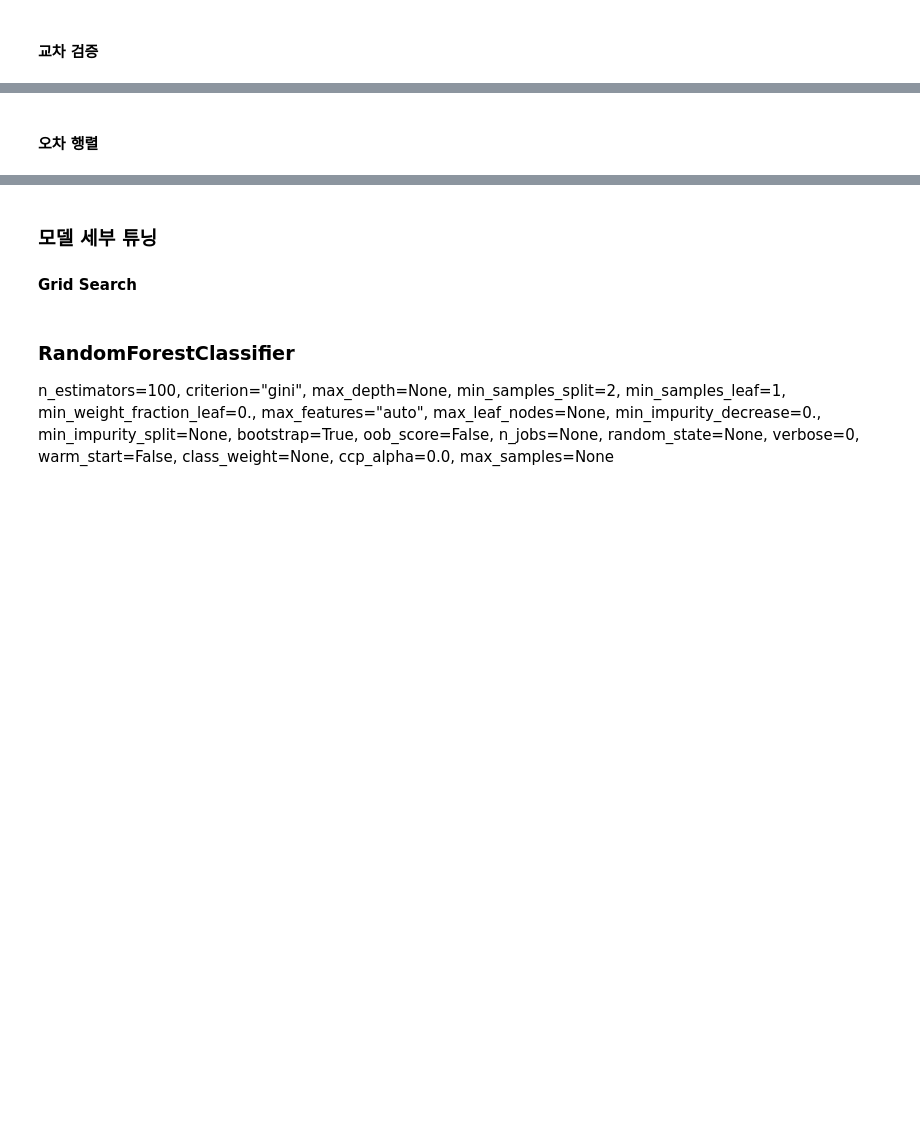
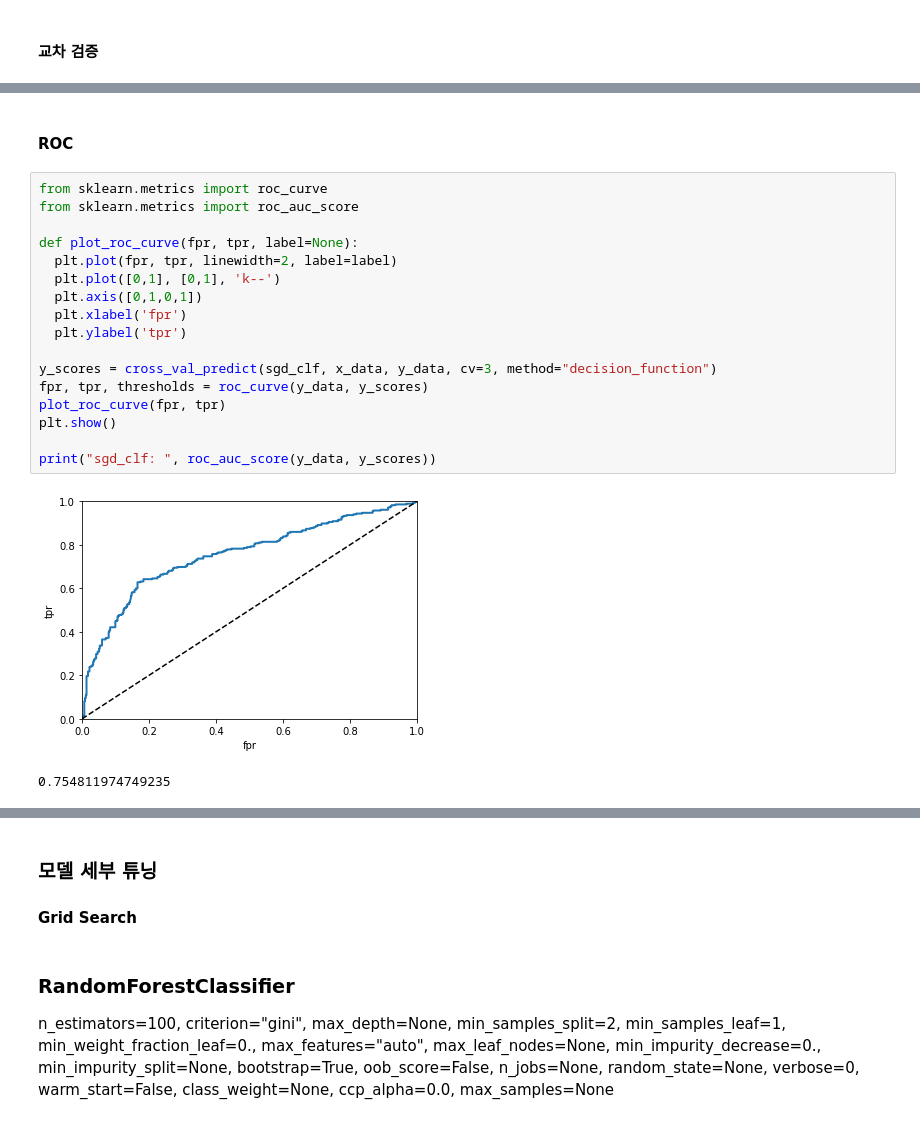
Before and after one commit to DAHYUN-HAN/Machine_Learning_Titanic, a Jupyter notebook: report.ipynb, the cells around one changed output, grey strips where cells are left out. Saved outputs shown, nothing was run; the diff lists cells and outputs as text; blank space fills up the shorter version.

```diff
--- a/report.ipynb
+++ b/report.ipynb
@@ -403,2 +403,22 @@ forest(val):  [0.78 0.84 0.88]
-# %% [markdown]
-#### 오차 행렬
+# %% [markdown]
+#### ROC
+# %%
+from sklearn.metrics import roc_curve
+from sklearn.metrics import roc_auc_score
+
+def plot_roc_curve(fpr, tpr, label=None):
+  plt.plot(fpr, tpr, linewidth=2, label=label)
+  plt.plot([0,1], [0,1], 'k--')
+  plt.axis([0,1,0,1])
+  plt.xlabel('fpr')
+  plt.ylabel('tpr')
+
+y_scores = cross_val_predict(sgd_clf, x_data, y_data, cv=3, method="decision_function")
+fpr, tpr, thresholds = roc_curve(y_data, y_scores)
+plot_roc_curve(fpr, tpr)
+plt.show()
+
+print("sgd_clf: ", roc_auc_score(y_data, y_scores))
+# %% [output]
+[figure, added]
+0.754811974749235
```
Also changed, not shown: parts of 6 cells of this notebook.
